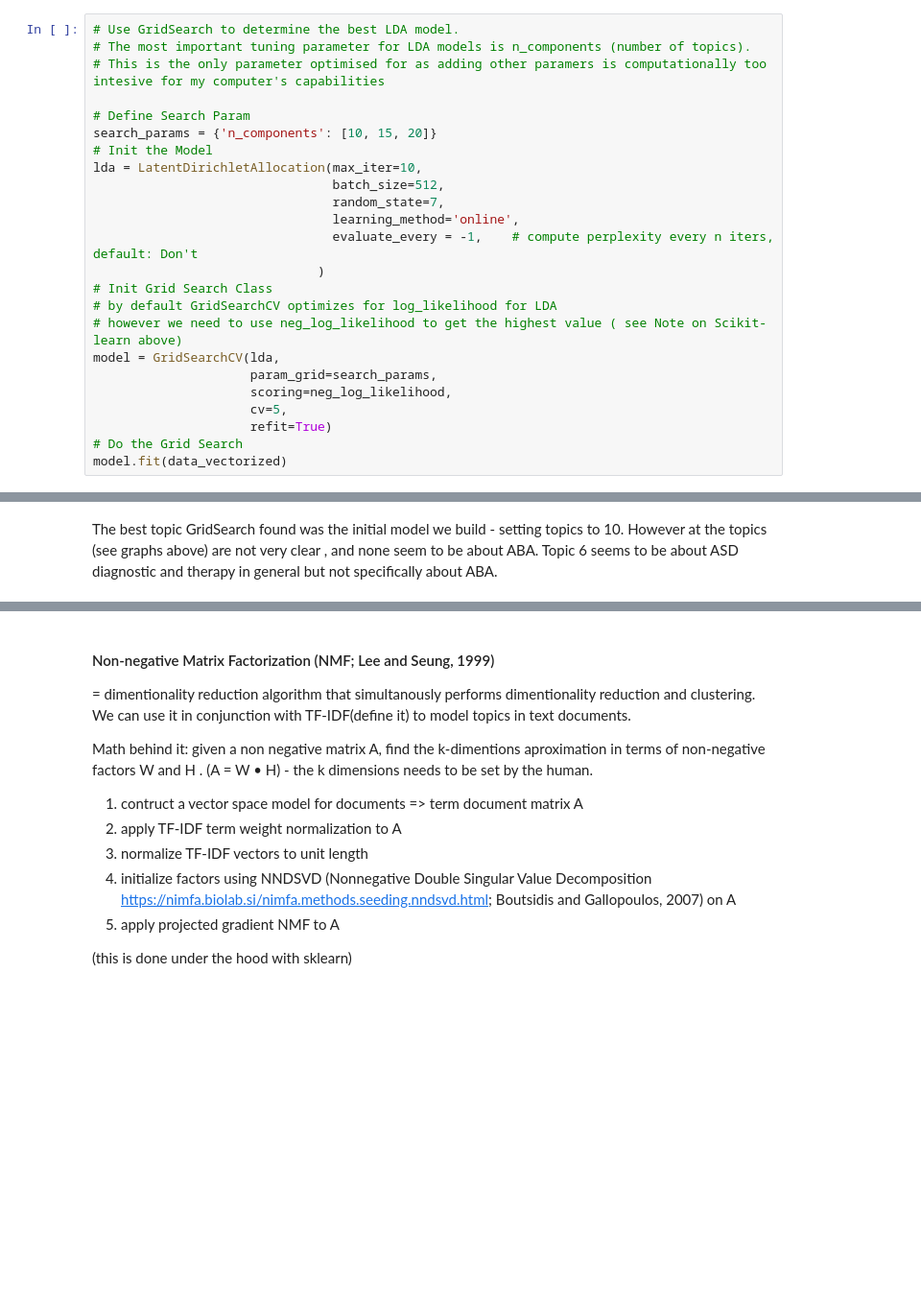
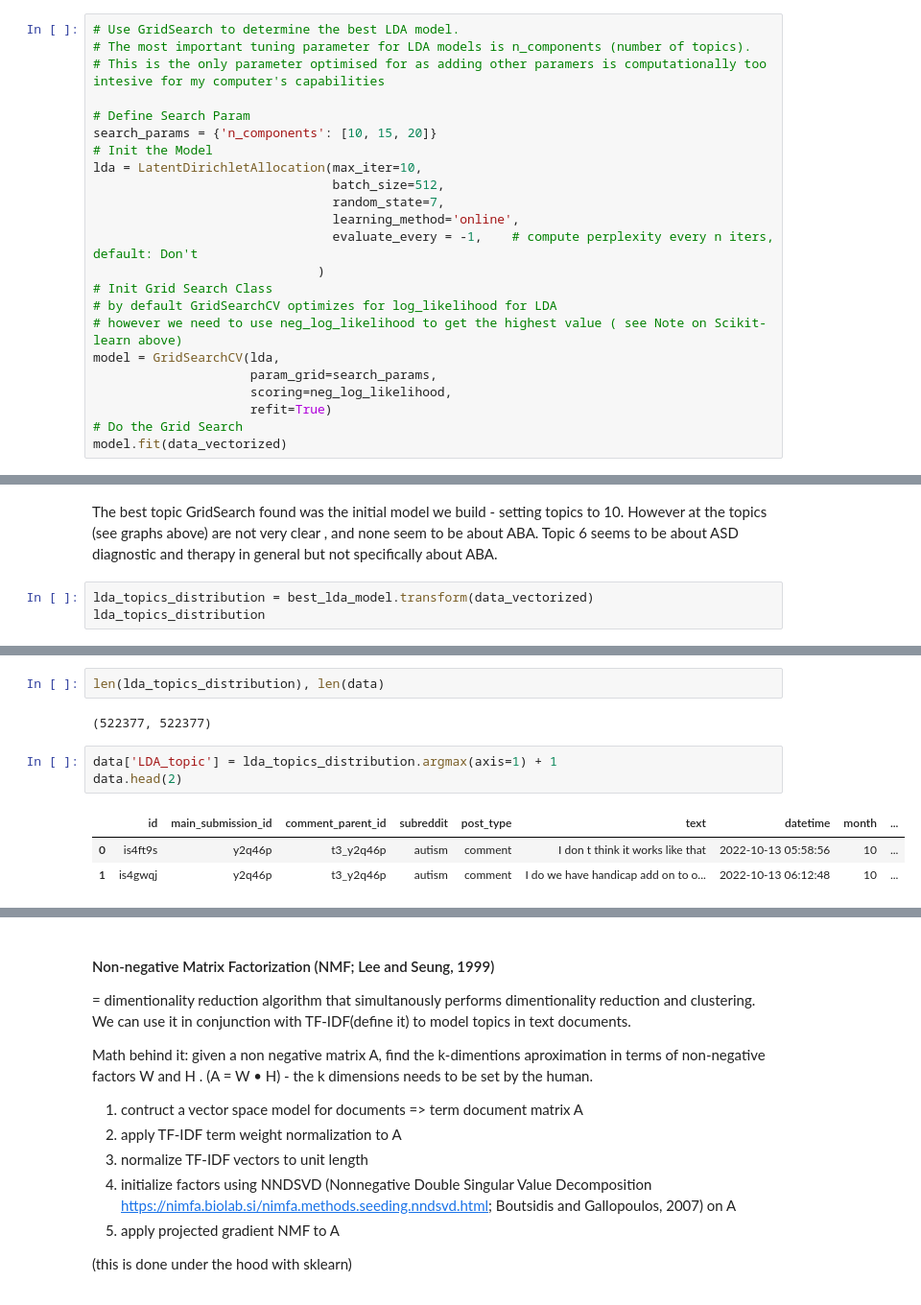
Before and after one commit to andrea-mar/BBK_MScDataScience2reddit_posts, a Jupyter notebook: topic_analysis_eng_posts.ipynb, the cells around one changed output, grey strips where cells are left out. Shown at 96% size. Drawn from its saved outputs; the diff is of its cells as text; blank space fills up the shorter version.

```diff
--- a/topic_analysis_eng_posts.ipynb
+++ b/topic_analysis_eng_posts.ipynb
@@ -546,7 +605,6 @@ lda = LatentDirichletAllocation(max_iter=10,
 model = GridSearchCV(lda,
                      param_grid=search_params,
                      scoring=neg_log_likelihood,
-                     cv=5,
                      refit=True)
 # Do the Grid Search
 model.fit(data_vectorized)
@@ -595,3 +669,6 @@ plot_top_words(best_lda_model, feature_names, 10, title, 4, 5)
 [figure]
 # %% [markdown]
 The best topic GridSearch found was the initial model we build - setting topics to 10. However at the topics (see graphs above) are not very clear , and none seem to be about ABA. Topic 6 seems to be about ASD diagnostic and therapy in general but not specifically about ABA.
+# %%
+lda_topics_distribution = best_lda_model.transform(data_vectorized)
+lda_topics_distribution
@@ -597,0 +696,11 @@ The best topic GridSearch found was the initial model we build - setting topics
+# %%
+len(lda_topics_distribution), len(data)
+# %% [output]
+(522377, 522377)
+# %%
+data['LDA_topic'] = lda_topics_distribution.argmax(axis=1) + 1
+data.head(2)
+# %% [output]
+|  | id | main_submission_id | comment_parent_id | subreddit | post_type | text | datetime | month | ... |
+| 0 | is4ft9s | y2q46p | t3_y2q46p | autism | comment | I don t think it works like that | 2022-10-13 05:58:56 | 10 | ... |
+| 1 | is4gwqj | y2q46p | t3_y2q46p | autism | comment | I do we have handicap add on to o... | 2022-10-13 06:12:48 | 10 | ... |
```
Also changed, not shown: parts of 31 cells of this notebook, 1 other file.
